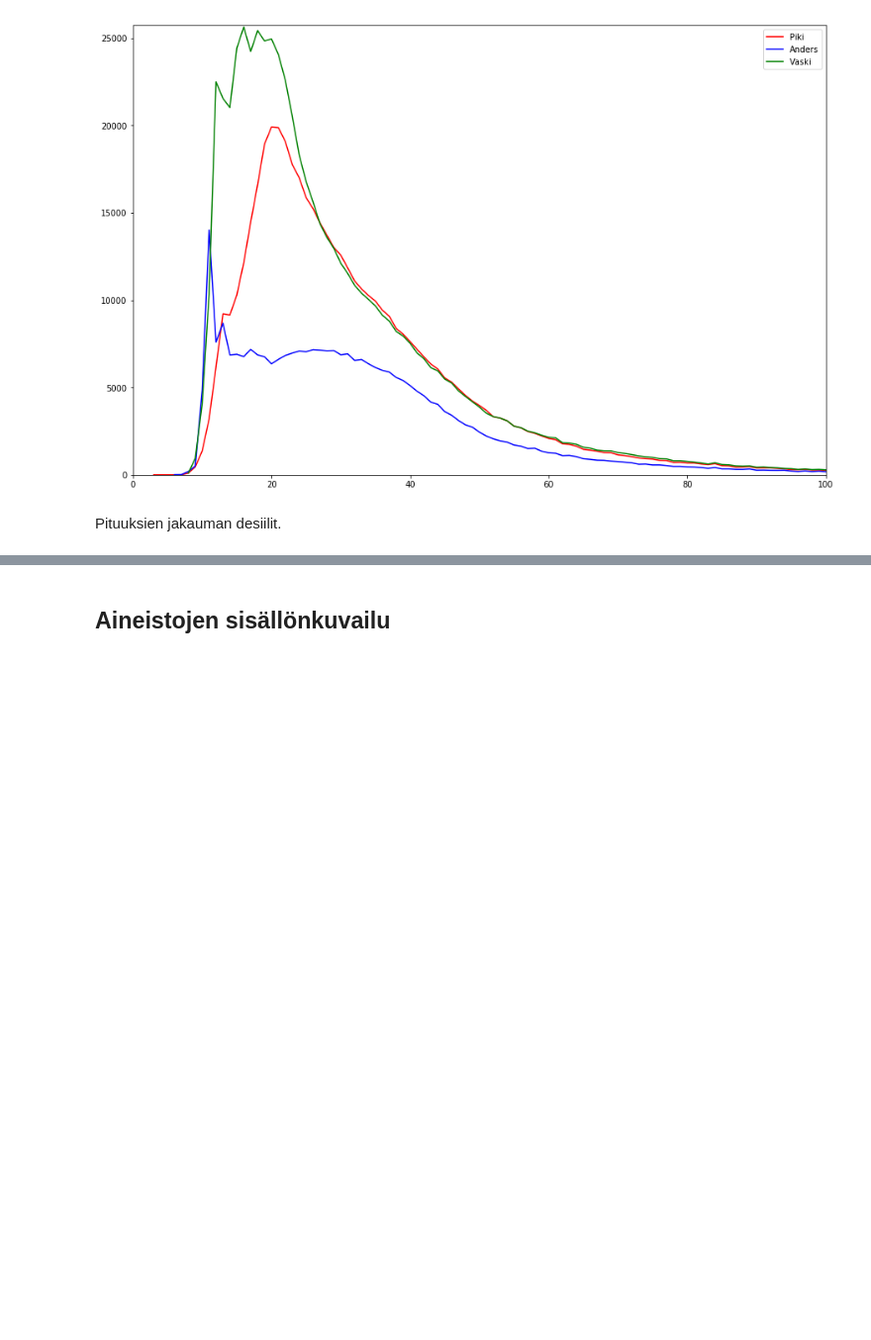
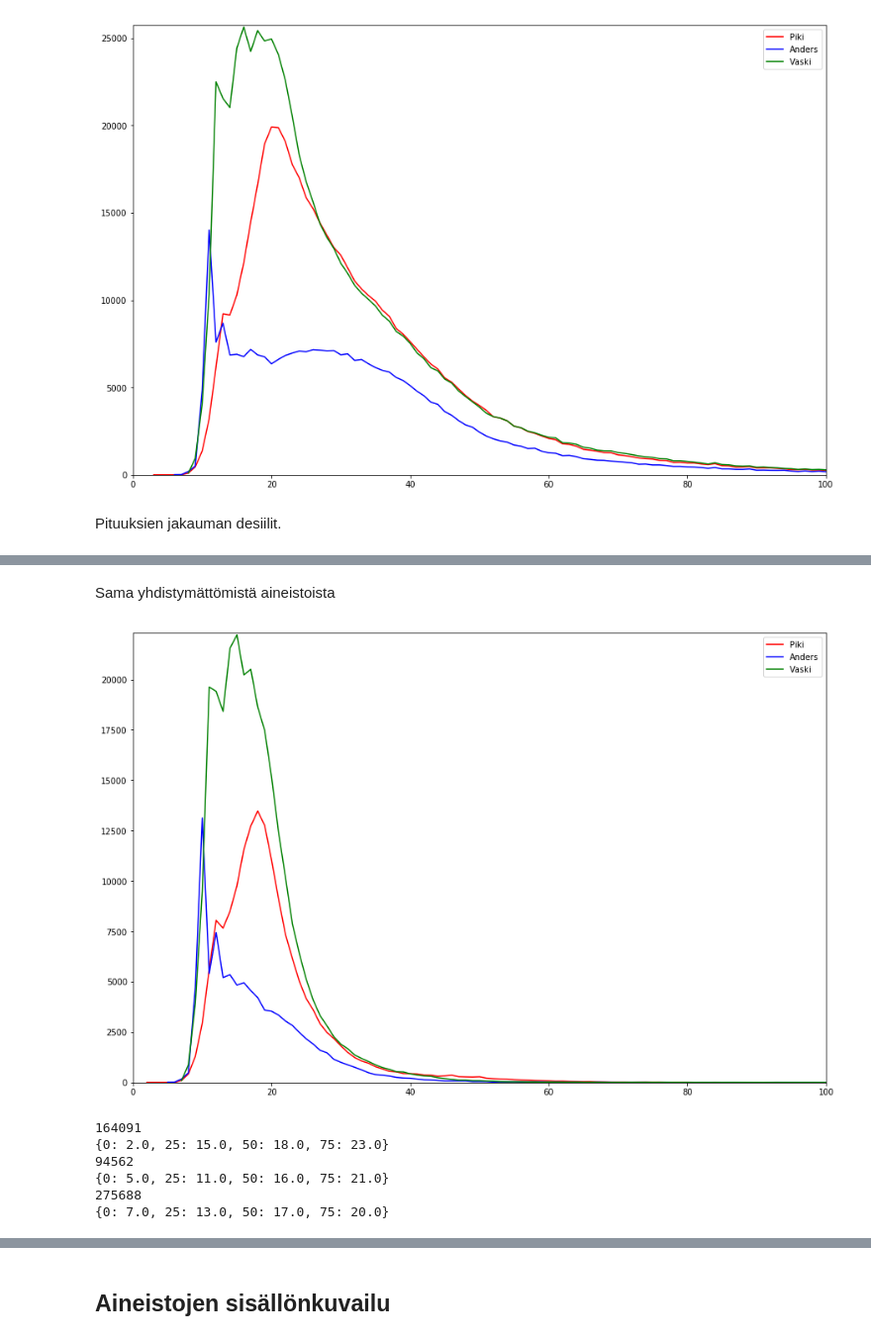
Before and after one commit to tvirolai/aineistokartoitus, a Jupyter notebook: Yleisten kirjastojen aineistokartoitus.ipynb, the cells around one changed output, grey strips where cells are left out. Shown at 99% size. Cells and saved outputs as stored; diff of their text form; code cells hidden in the pictures; blank space fills up the shorter version.

Commit message:
Record lengths

```diff
--- a/Yleisten kirjastojen aineistokartoitus.ipynb
+++ b/Yleisten kirjastojen aineistokartoitus.ipynb
@@ -350,0 +367,20 @@ print(countQuantiles("./data/VASKI_recordlengths.txt"))
+# %% [markdown]
+Sama yhdistymättömistä aineistoista
+# %%
+years_P, counts_P = loadYears('./data/onlyowner/PIKI_recordlengths.txt')
+years_A, counts_A = loadYears('./data/onlyowner/ANDERS_recordlengths.txt')
+years_V, counts_V = loadYears('./data/onlyowner/VASKI_recordlengths.txt')
+
+plotTimeSeries2(years_P, counts_P, years_A, counts_A, years_V, counts_V)
+
+print(countQuantiles("./data/onlyowner/PIKI_recordlengths.txt"))
+print(countQuantiles("./data/onlyowner/ANDERS_recordlengths.txt"))
+print(countQuantiles("./data/onlyowner/VASKI_recordlengths.txt"))
+# %% [output]
+[figure, added]
+164091
+{0: 2.0, 25: 15.0, 50: 18.0, 75: 23.0}
+94562
+{0: 5.0, 25: 11.0, 50: 16.0, 75: 21.0}
+275688
+{0: 7.0, 25: 13.0, 50: 17.0, 75: 20.0}
```
Also changed, not shown: parts of 12 cells of this notebook, 1 other file.
